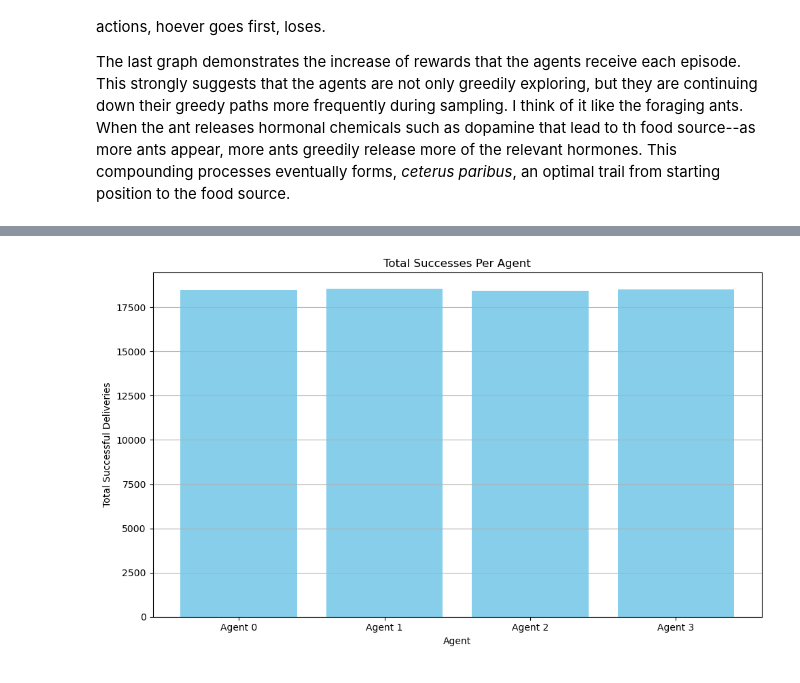
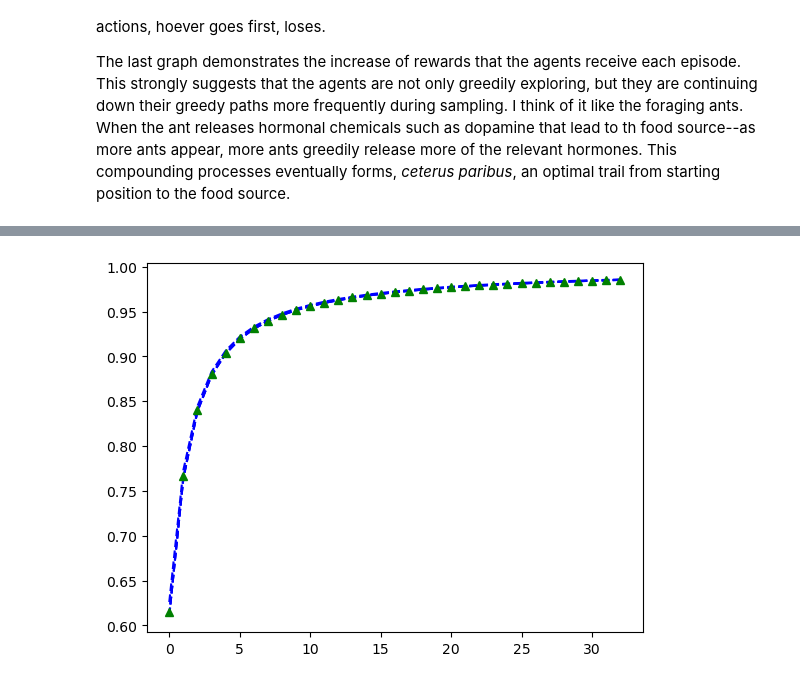
Before and after one commit to emekaanekwe/Semester-1-2025, a Jupyter notebook: sb_mas_5226/multiagent/model/tabularq_four_pickupdropoff.ipynb, the cells around one changed output, grey strips where cells are left out. Saved outputs shown, nothing was run; the diff lists cells and outputs as text; code cells hidden in the pictures.

```diff
--- a/sb_mas_5226/multiagent/model/tabularq_four_pickupdropoff.ipynb
+++ b/sb_mas_5226/multiagent/model/tabularq_four_pickupdropoff.ipynb
@@ -166,7 +166,7 @@ def get_action(self, agent_idx):
 # %% [markdown]
 The train() function and the step() essentially put everything together.
 # %%
-def train(self, max_episodes=50000):
+def train(self, max_episodes):
         """Main training loop with comprehensive monitoring"""
         print("Starting  Collision-Reduced Q-Learning Training...")
         print("Constraints: 5x5 grid, 4 agents, 4 actions, basic Q-learning only")
@@ -317,6 +317,8 @@ class Tabular_Q_Learning:
         self.a = None  # Location A
         self.b = None  # Location B
         self.reward_data = []
+        self.success_rate_data = []
+        self.avg_sr_data = []
 
         # Q-tables: [agent_x, agent_y, goal_x, goal_y, action]
         self.q_tables = [np.zeros((grid_size, grid_size, grid_size, grid_size, 4))
@@ -330,9 +332,10 @@ class Tabular_Q_Learning:
         self.gamma = 0.95
         self.epsilon_data = []
 
+
         # Budget constraints
         self.MAX_STEPS = 1_500_000
-        self.MAX_COLLISIONS = 4_000
+        self.MAX_COLLISIONS = 400_000
         self.MAX_TIME_SECONDS = 600  # 10 minutes
         self.start_time = None
 
@@ -499,39 +502,46 @@ class Tabular_Q_Learning:
         # Import for graphing
         self.epsilon_data.append(self.epsilon)
 
+    def display_agents(self, episode):
+        """Makes a text-based diagram of agent positions"""
+        grid = [[' ' for _ in range(self.grid_size)] for _ in range(self.grid_size)]
+        # A, B locations
+        ax, ay = self.a
+        bx, by = self.b
+        grid[ax][ay] = 'A'
+        grid[bx][by] = 'B' if grid[bx][by] == ' ' else grid[bx][by] + '/B'
+        # Agent locations
+        for idx, (x,y) in enumerate(self.agent_positions):
+            agent = str(idx+1)
+            if grid[x][y] == ' ':
+                grid[x][y] == agent
+            else:
+                grid[x][y] += '/' + agent
+        print(f"\n" + ("-"*10) + "Agent's Positions at Episode {episode}" + ("-"*10))
+        for row in grid:
+            print(row)
+        return grid
+
     def check_budgets(self, episode):
         """Check if any budget exceeded"""
         # Check time budget
         if time.time() - self.start_time > self.MAX_TIME_SECONDS:
             print(f"\nTime budget exceeded at episode {episode}")
-            return True
+            return
 
         # Check step budget
         if self.total_steps >= self.MAX_STEPS:
             print(f"\nStep budget exceeded at episode {episode}")
-            return True
+            return
 
         # Check collision budget with early warning
-        if self.collision_count >= (self.MAX_COLLISIONS - 100):
+        if self.collision_count >= (self.MAX_COLLISIONS - 1000):
             print(f"\nApproaching collision budget at episode {episode}")
-
+            return
 
         return False
 
-    def stop_training(self, episode):
-        """Stops the training early if achieving excellent performance with low collisions to avoid agents getting stuck"""
-        if episode >= 20000:
-            success_rates = [count/episode for count in self.success_counts]
-            avg_sr = sum(success_rates) / len(success_rates)
-
-
-            if avg_sr >= 0.85 and self.collision_count <= 4000:
-                print(f"\nstopping training")
-                print(f"Success rate: {avg_sr:.3f},\n Collisions: {self.collision_count}")
-                return True
-        return False
-
-    def train(self, max_episodes=50000):
+    def train(self, max_episodes):
         """Main training loop"""
         print("Starting Tabular Q-Learning Training...")
         print("-" * 70)
@@ -540,26 +550,18 @@ class Tabular_Q_Learning:
 
         for episode in range(max_episodes):
             self.run_episode()
-
             # Progress report
             if (episode + 1) % 3000 == 0:
+                self.display_agents(episode)
                 elapsed = time.time() - self.start_time
                 success_rates = [count/(episode+1) for count in self.success_counts]
+                self.success_rate_data.append(success_rates)
                 avg_sr = sum(success_rates) / len(success_rates)
-                print(f"Episode {episode+1}: SR={avg_sr:.3f}, Collisions={self.collision_count}, "
+                self.avg_sr_data.append(avg_sr)
+                print(f"Episode {episode+1}: SR={avg_sr:.3f}, Collisions={self.collision_count},"
                       f"Steps={self.total_steps}, Time={elapsed:.1f}s, Eps={self.epsilon:.4f}")
 
-            # Check for early stopping with good performance
-            if self.stop_training(episode + 1):
-                self.print_results(episode + 1)
-                return
-
-            # Check budget constraints
-            if self.check_budgets(episode + 1):
-                self.print_results(episode + 1)
-                return
-
-        self.print_results(max_episodes)
+        return self.print_results(max_episodes)
 
     def print_results(self, episodes):
         """Comprehensive results reporting"""
@@ -579,23 +581,16 @@ class Tabular_Q_Learning:
         print(f"Collision budget remaining: {collision_margin}")
         print()
 
-        for i, sr in enumerate(success_rates):
-            print(f"Agent {i} success rate: {self.success_counts[i]}/{episodes} = {sr:.3f}")
+        #for i, sr in enumerate(success_rates):
+         #   print(f"Agent {i} success rate: {self.success_counts[i]}/{episodes} = {sr:.3f}")
 
         print(f"\nOverall success rate: {avg_success_rate:.3f}")
         print(f"Target success rate: 0.75")
         print(f"Success rate met: {'YES' if avg_success_rate >= 0.75 else 'NO'}")
-        print(f"Collision budget met: {'YES' if self.collision_count < self.MAX_COLLISIONS else 'NO'}")
-        print(f"Step budget met: {'YES' if self.total_steps <= self.MAX_STEPS else 'NO'}")
-        print(f"Time budget met: {'YES' if elapsed <= self.MAX_TIME_SECONDS else 'NO'}")
+        #print(f"Collision budget met: {'YES' if self.collision_count < self.MAX_COLLISIONS else 'NO'}")
+        #print(f"Step budget met: {'YES' if self.total_steps <= self.MAX_STEPS else 'NO'}")
+        #print(f"Time budget met: {'YES' if elapsed <= self.MAX_TIME_SECONDS else 'NO'}")
 
-        if (avg_success_rate >= 0.75 and self.collision_count < self.MAX_COLLISIONS and
-            self.total_steps <= self.MAX_STEPS and elapsed <= self.MAX_TIME_SECONDS):
-            print("\n*** SUCCESS: All requirements and constraints satisfied! ***")
-            if collision_margin >= 1000:
-                print(f"*** EXCELLENT: {collision_margin} collisions under budget! ***")
-            elif collision_margin >= 500:
-                print(f"*** GOOD: {collision_margin} collisions under budget! ***")
 
         # Plot epsilon decay
         plt.figure(figsize=(10, 6))
@@ -617,6 +612,12 @@ class Tabular_Q_Learning:
         plt.grid(True)
         plt.show()
 
+
+        print("success rate and avg success rates")
+        plt.plot(self.success_rate_data, 'b--', self.avg_sr_data, 'g^')
+        plt.show()
+
+        """
         # Plot Agent's success counts individually
         plt.figure(figsize=(10, 6))
         agent_labels = [f"Agent {i}" for i in range(len(self.success_counts))]
@@ -636,8 +637,9 @@ class Tabular_Q_Learning:
         plt.title("Q table Agent")
         # Show the plot
         plt.show()
+        """
 
-        return avg_success_rate
+
 
 # Execute the final solution
 if __name__ == "__main__":
@@ -645,7 +647,7 @@ if __name__ == "__main__":
     print("=" * 80)
 
     agents = Tabular_Q_Learning(grid_size=5)
-    agents.train(max_episodes=1000000)
+    agents.train(max_episodes=100000)
 
 
     print("\n" + "=" * 80)
@@ -674 +677 @@ Time budget met: YES
-[figure, old version]
+[figure, new version]
```
Also changed, not shown: parts of 1 cell of this notebook, 3 other files.
